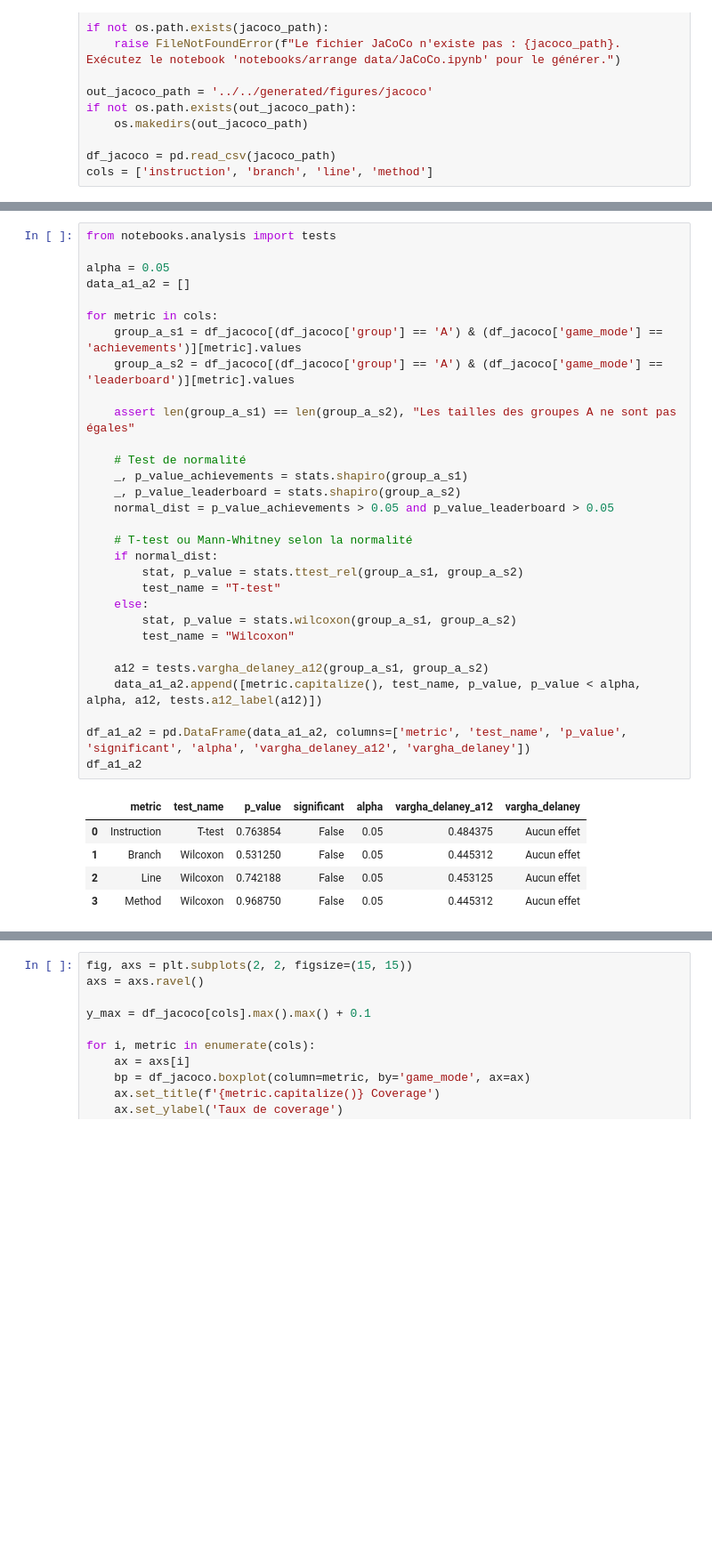
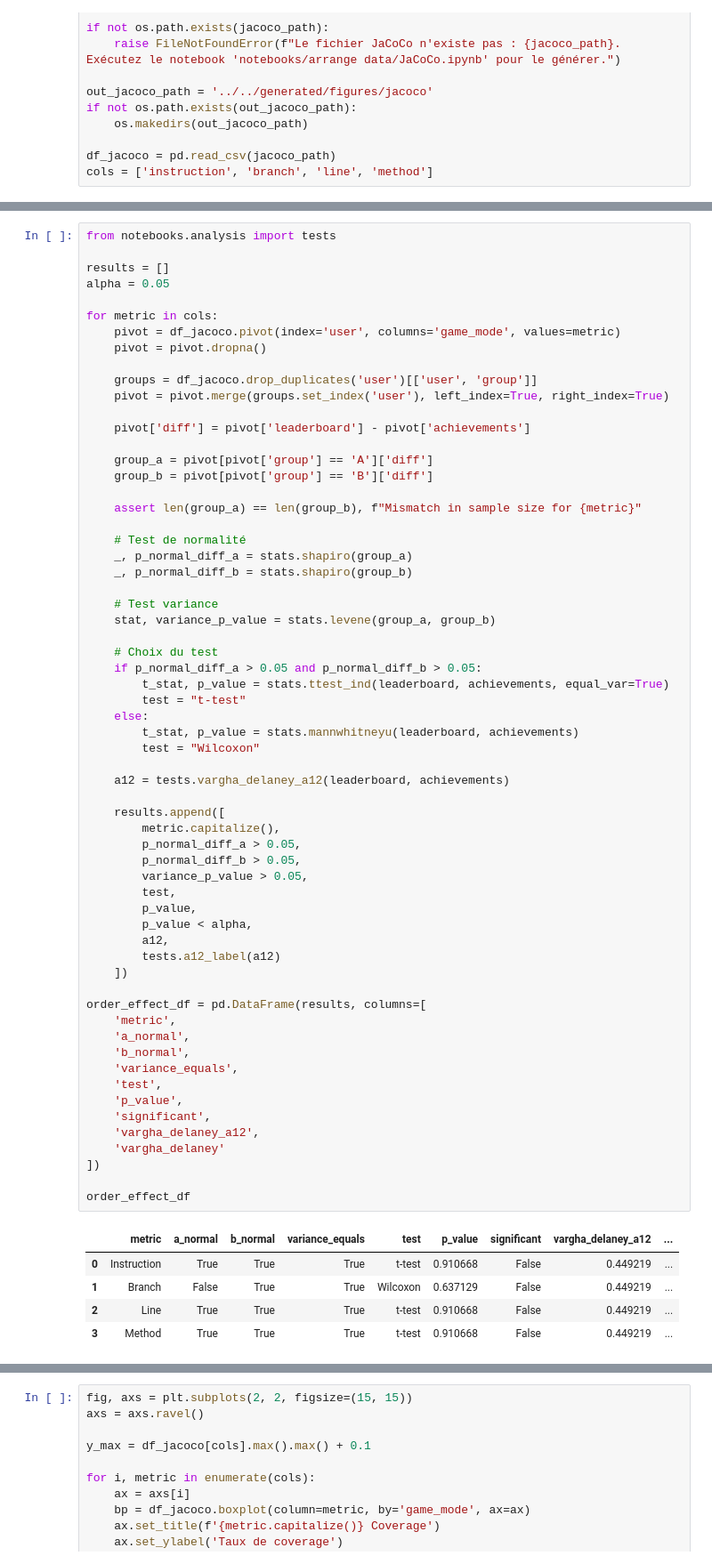
Before and after one commit to ThibBer/MemoireDataAnalytics, a Jupyter notebook: notebooks/analysis/JaCoCo.ipynb, the cells around one changed output, grey strips where cells are left out. Shown at 89% size. Drawn from its saved outputs; the diff is of its cells as text; blank space fills up the shorter version.

```diff
--- a/notebooks/analysis/JaCoCo.ipynb
+++ b/notebooks/analysis/JaCoCo.ipynb
@@ -24,36 +22,68 @@ cols = ['instruction', 'branch', 'line', 'method']
 # %%
 from notebooks.analysis import tests
 
+results = []
 alpha = 0.05
-data_a1_a2 = []
 
 for metric in cols:
-    group_a_s1 = df_jacoco[(df_jacoco['group'] == 'A') & (df_jacoco['game_mode'] == 'achievements')][metric].values
-    group_a_s2 = df_jacoco[(df_jacoco['group'] == 'A') & (df_jacoco['game_mode'] == 'leaderboard')][metric].values
+    pivot = df_jacoco.pivot(index='user', columns='game_mode', values=metric)
+    pivot = pivot.dropna()
 
-    assert len(group_a_s1) == len(group_a_s2), "Les tailles des groupes A ne sont pas égales"
+    groups = df_jacoco.drop_duplicates('user')[['user', 'group']]
+    pivot = pivot.merge(groups.set_index('user'), left_index=True, right_index=True)
+
+    pivot['diff'] = pivot['leaderboard'] - pivot['achievements']
+
+    group_a = pivot[pivot['group'] == 'A']['diff']
+    group_b = pivot[pivot['group'] == 'B']['diff']
+
+    assert len(group_a) == len(group_b), f"Mismatch in sample size for {metric}"
 
     # Test de normalité
-    _, p_value_achievements = stats.shapiro(group_a_s1)
-    _, p_value_leaderboard = stats.shapiro(group_a_s2)
-    normal_dist = p_value_achievements > 0.05 and p_value_leaderboard > 0.05
+    _, p_normal_diff_a = stats.shapiro(group_a)
+    _, p_normal_diff_b = stats.shapiro(group_b)
 
-    # T-test ou Mann-Whitney selon la normalité
-    if normal_dist:
-        stat, p_value = stats.ttest_rel(group_a_s1, group_a_s2)
-        test_name = "T-test"
+    # Test variance
+    stat, variance_p_value = stats.levene(group_a, group_b)
+
+    # Choix du test
+    if p_normal_diff_a > 0.05 and p_normal_diff_b > 0.05:
+        t_stat, p_value = stats.ttest_ind(leaderboard, achievements, equal_var=True)
+        test = "t-test"
     else:
-        stat, p_value = stats.wilcoxon(group_a_s1, group_a_s2)
-        test_name = "Wilcoxon"
+        t_stat, p_value = stats.mannwhitneyu(leaderboard, achievements)
+        test = "Wilcoxon"
 
-    a12 = tests.vargha_delaney_a12(group_a_s1, group_a_s2)
-    data_a1_a2.append([metric.capitalize(), test_name, p_value, p_value < alpha, alpha, a12, tests.a12_label(a12)])
+    a12 = tests.vargha_delaney_a12(leaderboard, achievements)
 
-df_a1_a2 = pd.DataFrame(data_a1_a2, columns=['metric', 'test_name', 'p_value', 'significant', 'alpha', 'vargha_delaney_a12', 'vargha_delaney'])
-df_a1_a2
+    results.append([
+        metric.capitalize(),
+        p_normal_diff_a > 0.05,
+        p_normal_diff_b > 0.05,
+        variance_p_value > 0.05,
+        test,
+        p_value,
+        p_value < alpha,
+        a12,
+        tests.a12_label(a12)
+    ])
+
+order_effect_df = pd.DataFrame(results, columns=[
+    'metric',
+    'a_normal',
+    'b_normal',
+    'variance_equals',
+    'test',
+    'p_value',
+    'significant',
+    'vargha_delaney_a12',
+    'vargha_delaney'
+])
+
+order_effect_df
 # %% [output]
-|  | metric | test_name | p_value | significant | alpha | vargha_delaney_a12 | vargha_delaney |
-| 0 | Instruction | T-test | 0.763854 | False | 0.05 | 0.484375 | Aucun effet |
-| 1 | Branch | Wilcoxon | 0.531250 | False | 0.05 | 0.445312 | Aucun effet |
-| 2 | Line | Wilcoxon | 0.742188 | False | 0.05 | 0.453125 | Aucun effet |
-| 3 | Method | Wilcoxon | 0.968750 | False | 0.05 | 0.445312 | Aucun effet |
+|  | metric | a_normal | b_normal | variance_equals | test | p_value | significant | vargha_delaney_a12 | ... |
+| 0 | Instruction | True | True | True | t-test | 0.910668 | False | 0.449219 | ... |
+| 1 | Branch | False | True | True | Wilcoxon | 0.637129 | False | 0.449219 | ... |
+| 2 | Line | True | True | True | t-test | 0.910668 | False | 0.449219 | ... |
+| 3 | Method | True | True | True | t-test | 0.910668 | False | 0.449219 | ... |
```
Also changed, not shown: parts of 10 cells of this notebook, 2 other files.
